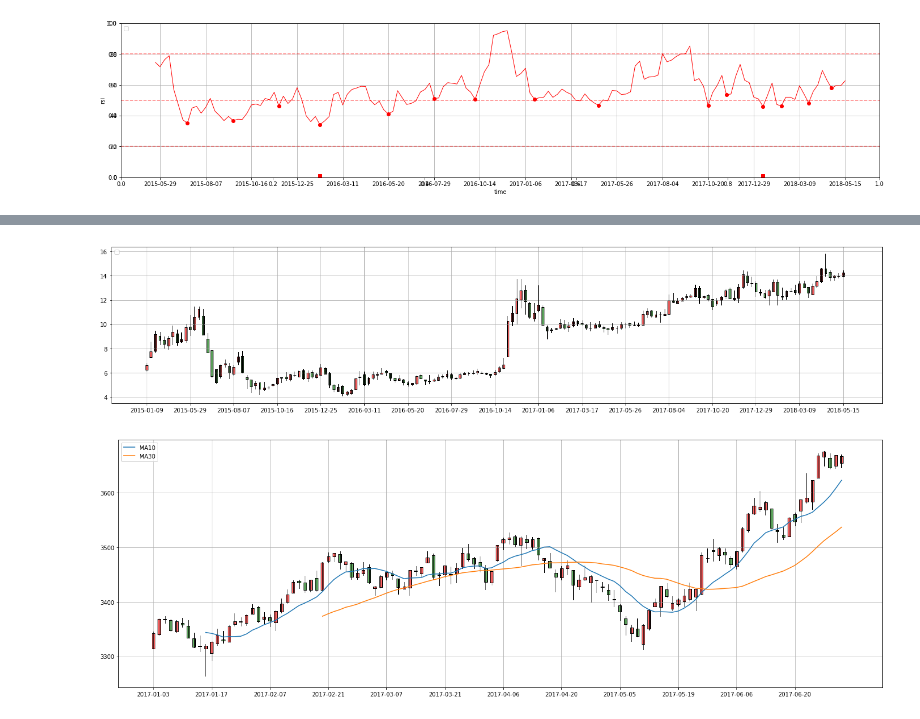
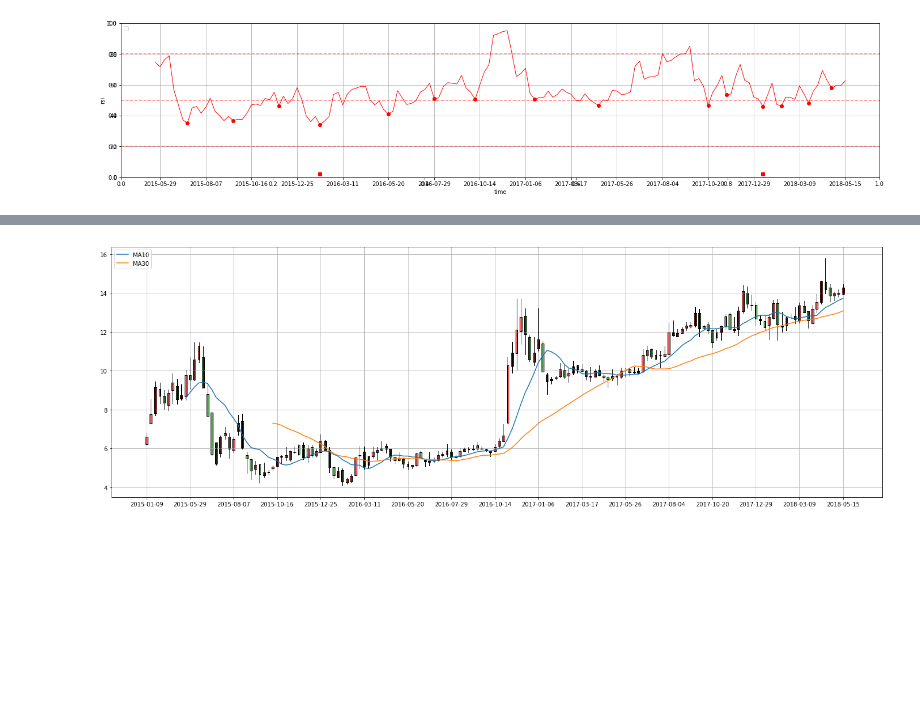
Before and after one commit to huanghan/notebook-01, a Jupyter notebook: tushareAPI.ipynb, the cells around one changed output, grey strips where cells are left out. Drawn from its saved outputs; the diff is of its cells as text; code cells hidden in the pictures; blank space fills up the shorter version.

```diff
--- a/tushareAPI.ipynb
+++ b/tushareAPI.ipynb
@@ -56,32 +77,19 @@ plt.grid()
 # %%
-data = ts.get_k_data('002408', ktype='w',autype="qfq",index=False,start='2015-01-01', end='2018-05-15')
-#绘制K线图
-fig = plt.figure(figsize=(24, 5))
+
+sma_10 = talib.SMA(np.array(data['close']), 10)
+sma_30 = talib.SMA(np.array(data['close']), 30)
+
+fig = plt.figure(figsize=(24, 8))
 ax = fig.add_subplot(1, 1, 1)
 ax.set_xticks(range(0, len(data['date']), 10))
 ax.set_xticklabels(data['date'][::10])
+ax.plot(sma_10, label='MA10')
+ax.plot(sma_30, label='MA30')
 ax.legend(loc='upper left')
 
-mpf.candlestick2_ochl(ax, data['open'], data['close'], data['high'], data['low'],width=0.5, colorup='r', colordown='green',alpha=0.6)
+mpf.candlestick2_ochl(ax, data['open'], data['close'], data['high'], data['low'],
+                     width=0.5, colorup='r', colordown='green',
+                     alpha=0.6)
 plt.grid()
 # %% [output]
-[figure, old version]
+[figure, new version]
-# %%
-data = ts.get_k_data('399300', index=True, start='2017-01-01', end='2017-06-31')
-sma_10 = talib.SMA(np.array(data['close']), 10)
-sma_30 = talib.SMA(np.array(data['close']), 30)
-
-fig = plt.figure(figsize=(24, 8))
-ax = fig.add_subplot(1, 1, 1)
-ax.set_xticks(range(0, len(data['date']), 10))
-ax.set_xticklabels(data['date'][::10])
-ax.plot(sma_10, label='MA10')
-ax.plot(sma_30, label='MA30')
-ax.legend(loc='upper left')
-
-mpf.candlestick2_ochl(ax, data['open'], data['close'], data['high'], data['low'],
-                     width=0.5, colorup='r', colordown='green',
-                     alpha=0.6)
-plt.grid()
-# %% [output]
-[figure, removed]
```
Also changed, not shown: parts of 4 cells of this notebook.
